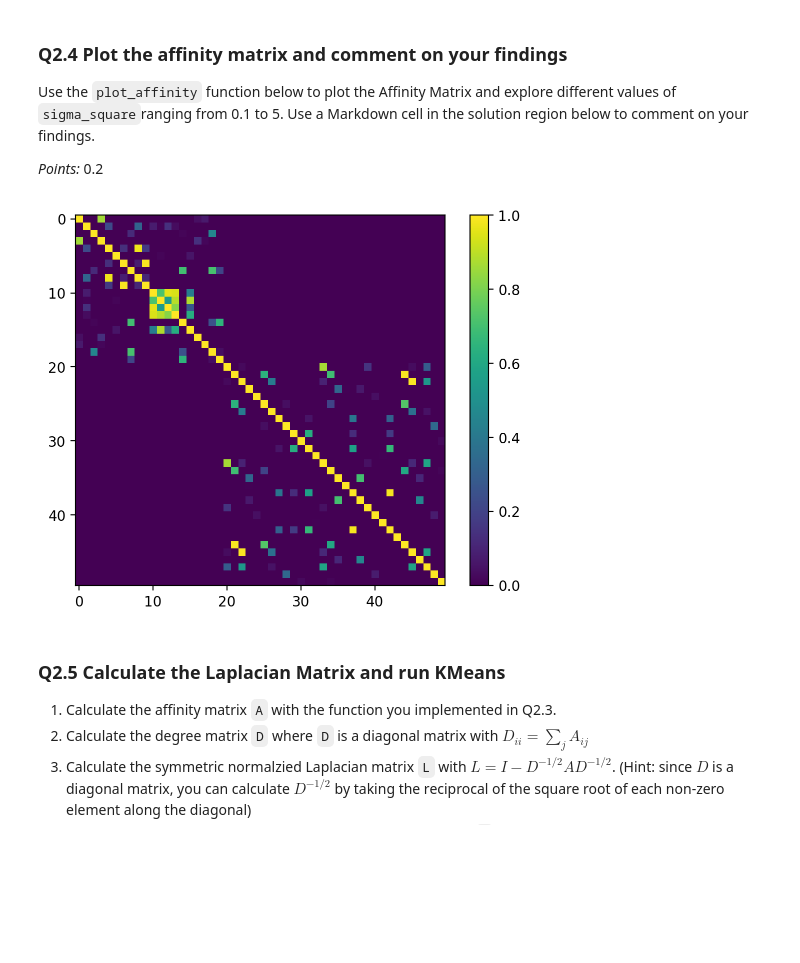
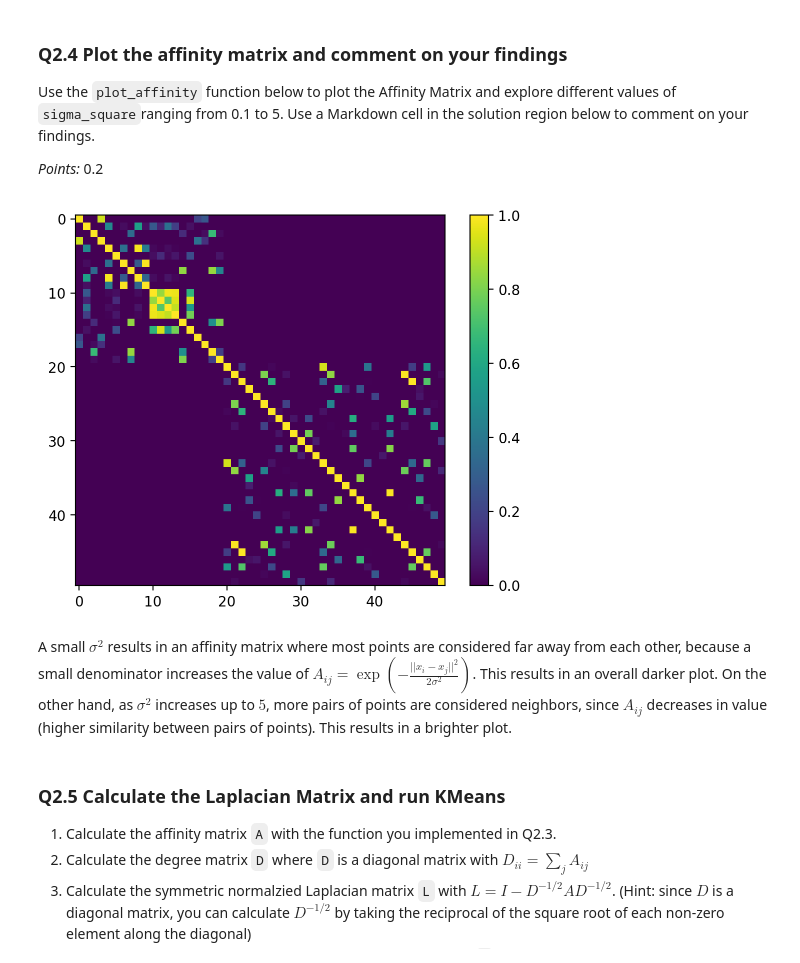
Before and after one commit to holliwood8/Assignments_WI24, a Jupyter notebook: A3/A3.ipynb, the cells around one changed output. Saved outputs shown, nothing was run; the diff lists cells and outputs as text; code cells hidden in the pictures; blank space fills up the shorter version.

```diff
--- a/A3/A3.ipynb
+++ b/A3/A3.ipynb
@@ -152,7 +152,7 @@ $$\text{similarity} = \exp(-\frac{||x_i-x_j||^2}{2\sigma^2})$$
 
 _Points:_ 0.6
 # %%
-def similarity(xi, xj, sigma_square=1.0):
+def similarity(xi, xj, sigma_square):
     '''
     calculates RBF similarity between two vectors of the same size
 
@@ -179,7 +179,7 @@ $$A_{ij} = \exp(-\frac{||x_i-x_j||^2}{2\sigma^2})$$
 
 _Points:_ 0.7
 # %%
-def construct_similarity_matrix(X, sigma_square=1.0):
+def construct_similarity_matrix(X, sigma_square):
     '''
     calculates an affinity matrix using RBF similarity between rows of a matrix
 
@@ -193,7 +193,7 @@ def construct_similarity_matrix(X, sigma_square=1.0):
     S = np.zeros((n, n))
     for i in range(n):
         for j in range(n):
-            S[i][j] = similarity(X[i], X[j])
+            S[i][j] = similarity(X[i], X[j], sigma_square)
 
     return S
 # %%
@@ -207,14 +207,16 @@ Use the `plot_affinity` function below to plot the Affinity Matrix and explore d
 
 _Points:_ 0.2
 # %%
-def plot_affinity(data, sigma_square=0.5):
+def plot_affinity(data, sigma_square):
     A = construct_similarity_matrix(data, sigma_square=sigma_square)
     plt.imshow(A)
     plt.colorbar()
 # %%
-plot_affinity(data,sigma_square=1)
+plot_affinity(data,sigma_square=2)
 # %% [output]
-[figure, old version]
+[figure, new version]
+# %% [markdown]
+A small ${\sigma^2}$ results in an affinity matrix where most points are considered far away from each other, because a small denominator increases the value of $A_{ij} = \exp(-\frac{||x_i-x_j||^2}{2\sigma^2})$. This results in an overall darker plot. On the other hand, as ${\sigma^2}$ increases up to $5$, more pairs of points are considered neighbors, since $A_{ij}$ decreases in value (higher similarity between pairs of points). This results in a brighter plot.
 # %% [markdown]
 ### Q2.5 Calculate the Laplacian Matrix and run KMeans
 
```
Also changed, not shown: parts of 6 cells of this notebook, 4 other files.
